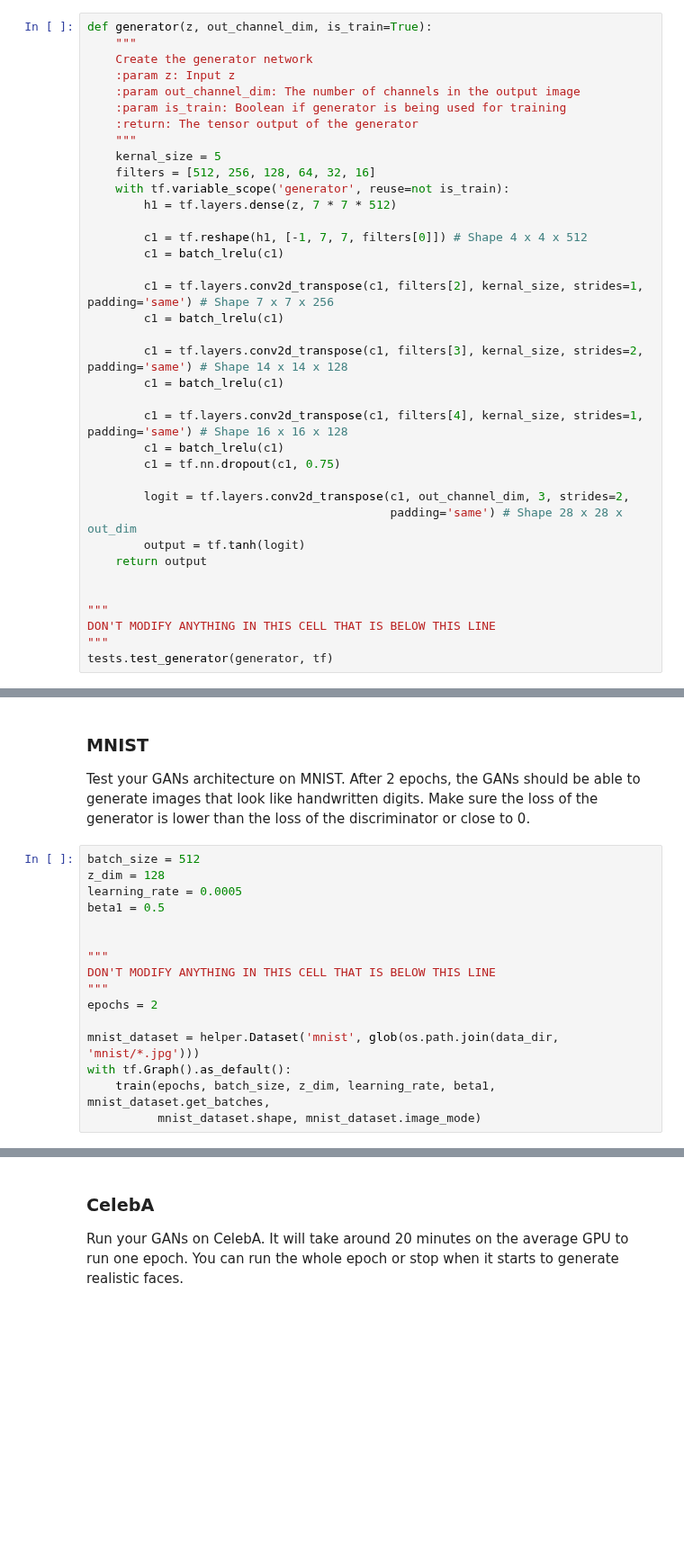
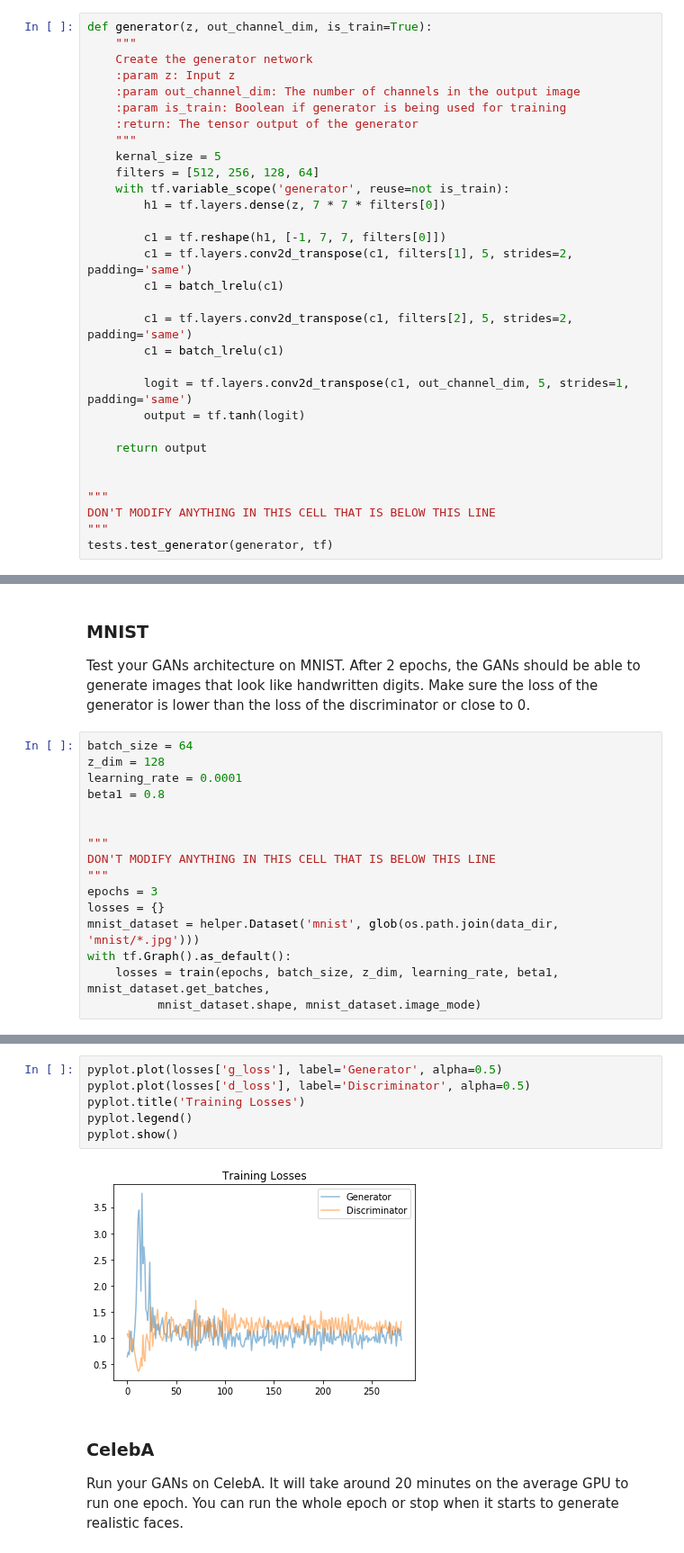
Before and after one commit to ksooklall/deep_learning_foundation, a Jupyter notebook: face_generation/dlnd_face_generation.ipynb, the cells around one changed output, grey strips where cells are left out. Shown at 90% size. Saved outputs shown, nothing was run; the diff lists cells and outputs as text; blank space fills up the shorter version.

```diff
--- a/face_generation/dlnd_face_generation.ipynb
+++ b/face_generation/dlnd_face_generation.ipynb
@@ -188,26 +188,20 @@ def generator(z, out_channel_dim, is_train=True):
     :return: The tensor output of the generator
     """
     kernal_size = 5
-    filters = [512, 256, 128, 64, 32, 16]
+    filters = [512, 256, 128, 64]
     with tf.variable_scope('generator', reuse=not is_train):
-        h1 = tf.layers.dense(z, 7 * 7 * 512)
+        h1 = tf.layers.dense(z, 7 * 7 * filters[0])
 
-        c1 = tf.reshape(h1, [-1, 7, 7, filters[0]]) # Shape 4 x 4 x 512
+        c1 = tf.reshape(h1, [-1, 7, 7, filters[0]])
+        c1 = tf.layers.conv2d_transpose(c1, filters[1], 5, strides=2, padding='same')
         c1 = batch_lrelu(c1)
 
-        c1 = tf.layers.conv2d_transpose(c1, filters[2], kernal_size, strides=1, padding='same') # Shape 7 x 7 x 256
+        c1 = tf.layers.conv2d_transpose(c1, filters[2], 5, strides=2, padding='same')
         c1 = batch_lrelu(c1)
 
-        c1 = tf.layers.conv2d_transpose(c1, filters[3], kernal_size, strides=2, padding='same') # Shape 14 x 14 x 128
-        c1 = batch_lrelu(c1)
+        logit = tf.layers.conv2d_transpose(c1, out_channel_dim, 5, strides=1, padding='same')
+        output = tf.tanh(logit)
 
-        c1 = tf.layers.conv2d_transpose(c1, filters[4], kernal_size, strides=1, padding='same') # Shape 16 x 16 x 128
-        c1 = batch_lrelu(c1)
-        c1 = tf.nn.dropout(c1, 0.75)
-
-        logit = tf.layers.conv2d_transpose(c1, out_channel_dim, 3, strides=2,
-                                           padding='same') # Shape 28 x 28 x out_dim
-        output = tf.tanh(logit)
     return output
 
 
@@ -367,19 +363,19 @@ def train(epoch_count, batch_size, z_dim, learning_rate, beta1, get_batches, dat
 ### MNIST
 Test your GANs architecture on MNIST.  After 2 epochs, the GANs should be able to generate images that look like handwritten digits.  Make sure the loss of the generator is lower than the loss of the discriminator or close to 0.
 # %%
-batch_size = 512
+batch_size = 64
 z_dim = 128
-learning_rate = 0.0005
-beta1 = 0.5
+learning_rate = 0.0001
+beta1 = 0.8
 
 
 """
 DON'T MODIFY ANYTHING IN THIS CELL THAT IS BELOW THIS LINE
 """
-epochs = 2
-
+epochs = 3
+losses = {}
 mnist_dataset = helper.Dataset('mnist', glob(os.path.join(data_dir, 'mnist/*.jpg')))
 with tf.Graph().as_default():
-    train(epochs, batch_size, z_dim, learning_rate, beta1, mnist_dataset.get_batches,
+    losses = train(epochs, batch_size, z_dim, learning_rate, beta1, mnist_dataset.get_batches,
           mnist_dataset.shape, mnist_dataset.image_mode)
 # %% [output]
@@ -411,3 +452,11 @@ Epoch: 1 Gen Loss: 0.3133 Disc Loss: 0.3253
+# %%
+pyplot.plot(losses['g_loss'], label='Generator', alpha=0.5)
+pyplot.plot(losses['d_loss'], label='Discriminator', alpha=0.5)
+pyplot.title('Training Losses')
+pyplot.legend()
+pyplot.show()
+# %% [output]
+[figure, added]
 # %% [markdown]
 ### CelebA
 Run your GANs on CelebA.  It will take around 20 minutes on the average GPU to run one epoch.  You can run the whole epoch or stop when it starts to generate realistic faces.
```
Also changed, not shown: parts of 7 cells of this notebook, 1 other file.
